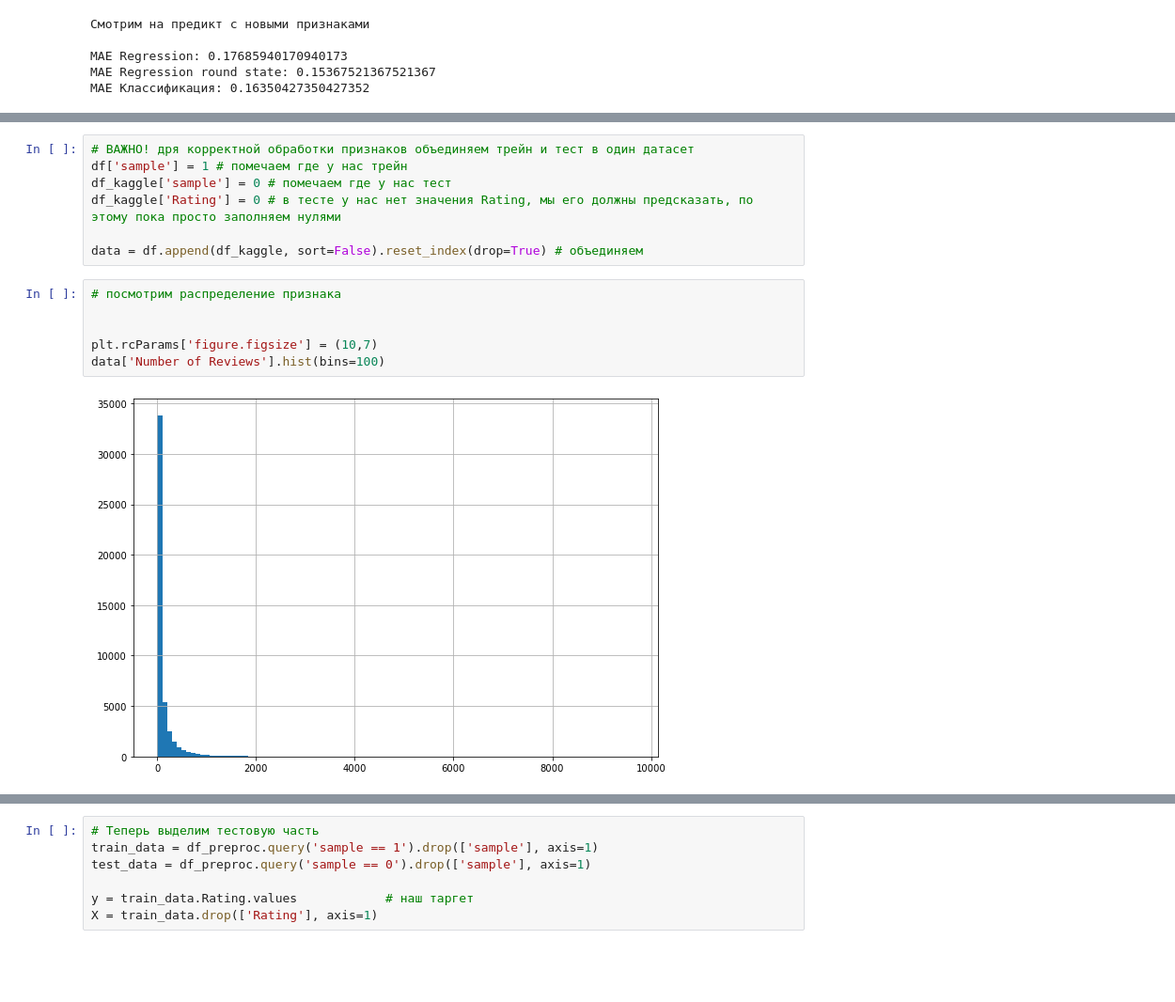
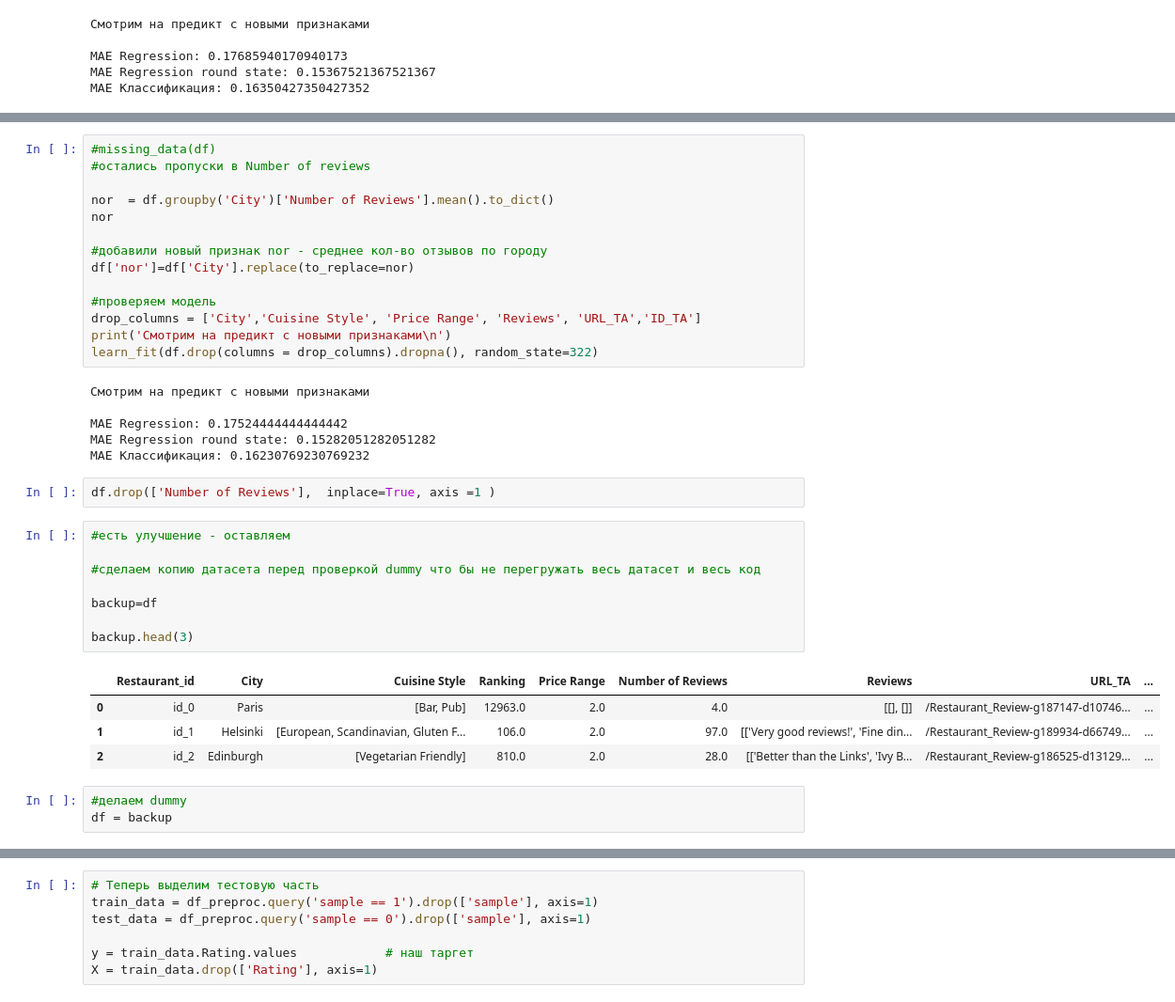
Before and after one commit to maximka1980/SF_DSPRO, a Jupyter notebook: module_3/module3_predict_submission-Copy1.ipynb, the cells around one changed output, grey strips where cells are left out. Shown: that part at 94% size. Drawn from its saved outputs; the diff is of its cells as text; blank space fills up the shorter version.

```diff
--- a/module_3/module3_predict_submission-Copy1.ipynb
+++ b/module_3/module3_predict_submission-Copy1.ipynb
@@ -587,15 +470,38 @@ display(df.sample(5))
-# %%
-# ВАЖНО! дря корректной обработки признаков объединяем трейн и тест в один датасет
-df['sample'] = 1 # помечаем где у нас трейн
-df_kaggle['sample'] = 0 # помечаем где у нас тест
-df_kaggle['Rating'] = 0 # в тесте у нас нет значения Rating, мы его должны предсказать, по этому пока просто заполняем нулями
-
-data = df.append(df_kaggle, sort=False).reset_index(drop=True) # объединяем
-# %%
-# посмотрим распределение признака
-
-
-plt.rcParams['figure.figsize'] = (10,7)
-data['Number of Reviews'].hist(bins=100)
-# %% [output]
-[figure, removed]
+# %%
+#missing_data(df)
+#остались пропуски в Number of reviews
+
+nor  = df.groupby('City')['Number of Reviews'].mean().to_dict()
+nor
+
+#добавили новый признак nor - среднее кол-во отзывов по городу
+df['nor']=df['City'].replace(to_replace=nor)
+
+#проверяем модель
+drop_columns = ['City','Cuisine Style', 'Price Range', 'Reviews', 'URL_TA','ID_TA']
+print('Смотрим на предикт с новыми признаками\n')
+learn_fit(df.drop(columns = drop_columns).dropna(), random_state=322)
+# %% [output]
+Смотрим на предикт с новыми признаками
+
+MAE Regression: 0.17524444444444442
+MAE Regression round state: 0.15282051282051282
+MAE Классификация: 0.16230769230769232
+# %%
+df.drop(['Number of Reviews'],  inplace=True, axis =1 )
+# %%
+#есть улучшение - оставляем
+
+#сделаем копию датасета перед проверкой dummy что бы не перегружать весь датасет и весь код
+
+backup=df
+
+backup.head(3)
+# %% [output]
+|  | Restaurant_id | City | Cuisine Style | Ranking | Price Range | Number of Reviews | Reviews | URL_TA | ... |
+| 0 | id_0 | Paris | [Bar, Pub] | 12963.0 | 2.0 | 4.0 | [[], []] | /Restaurant_Review-g187147-d10746... | ... |
+| 1 | id_1 | Helsinki | [European, Scandinavian, Gluten F... | 106.0 | 2.0 | 97.0 | [['Very good reviews!', 'Fine din... | /Restaurant_Review-g189934-d66749... | ... |
+| 2 | id_2 | Edinburgh | [Vegetarian Friendly] | 810.0 | 2.0 | 28.0 | [['Better than the Links', 'Ivy B... | /Restaurant_Review-g186525-d13129... | ... |
+# %%
+#делаем dummy
+df = backup
```
Also changed, not shown: parts of 37 cells of this notebook, 2 other files.
